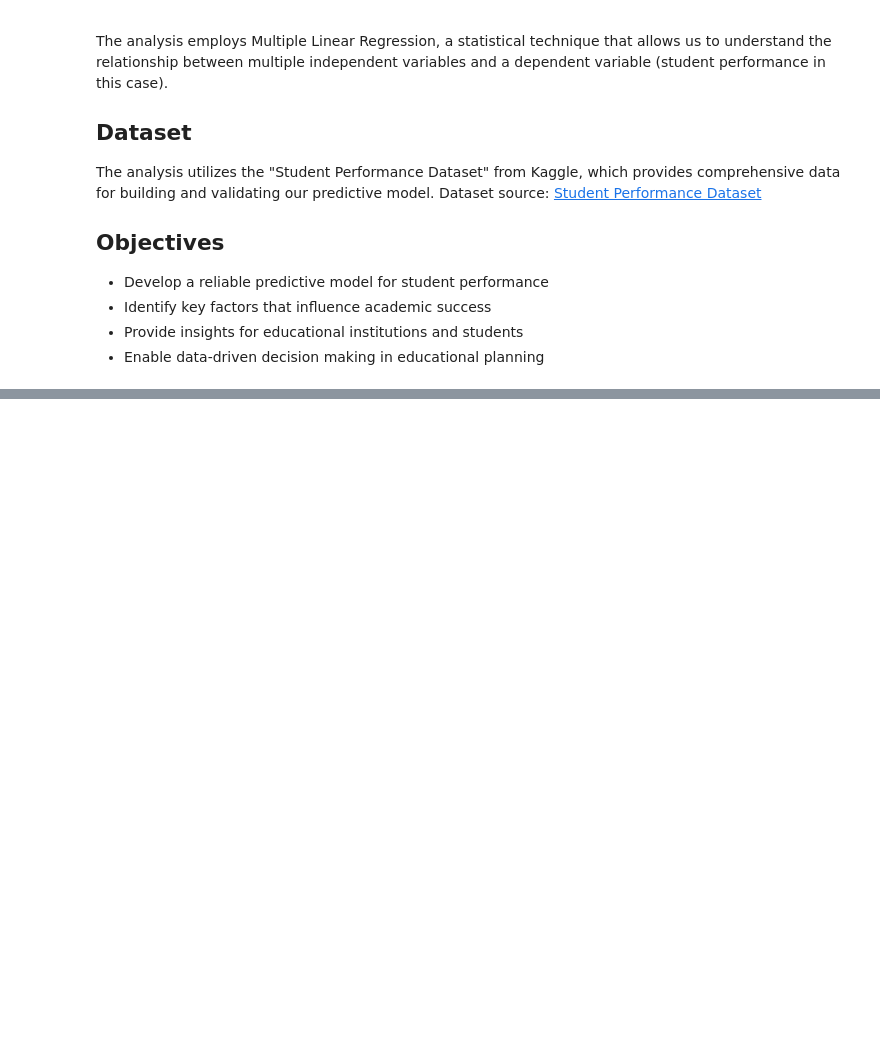
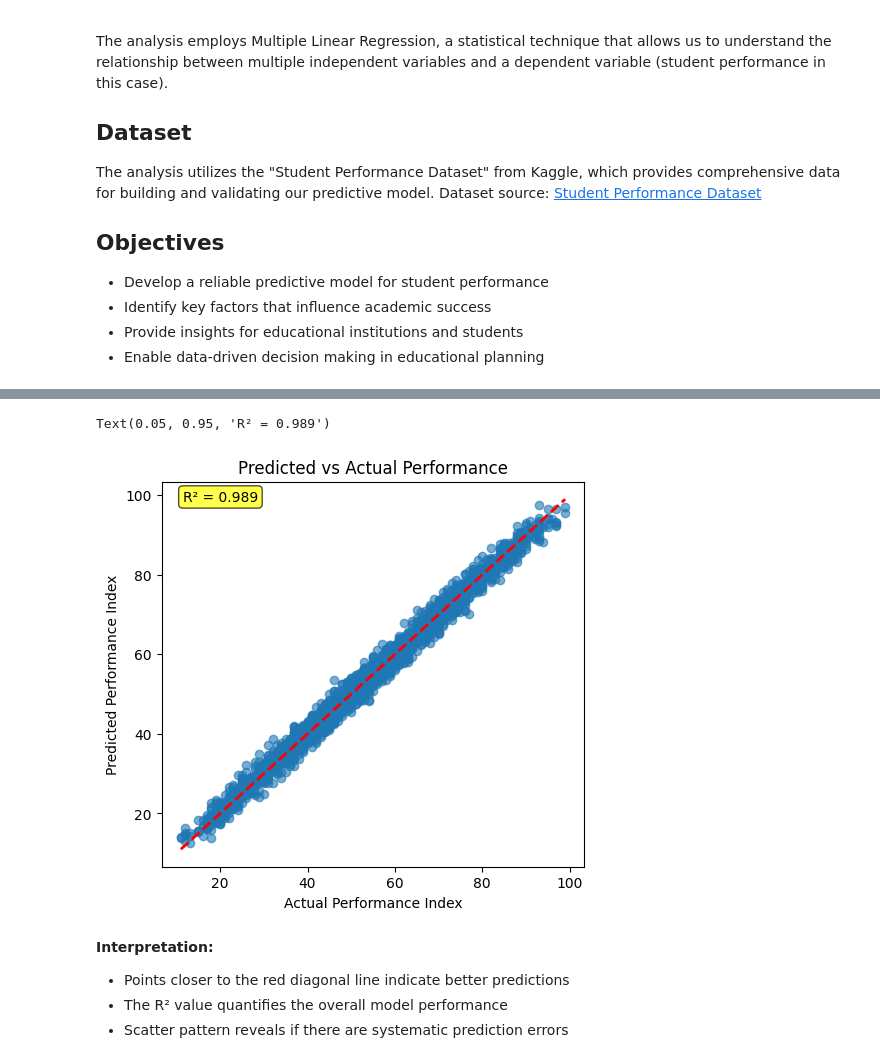
Before and after one commit to Syed-Ahmed02/student-performance-predictor, a Jupyter notebook: analysis.ipynb, the cells around one changed output, grey strips where cells are left out. Drawn from its saved outputs; the diff is of its cells as text; code cells hidden in the pictures; blank space fills up the shorter version.

```diff
--- a/analysis.ipynb
+++ b/analysis.ipynb
@@ -100,0 +179,5 @@ Text(0.5, 1.0, 'Practice Questions vs Performance')
+# %%
+scaler = StandardScaler()
+X_scaled = scaler.fit_transform(X)
+print(f"Peak to Peak range by column in Raw        X:{np.ptp(X,axis=0)}")
+print(f"Peak to Peak range by column in Normalized X:{np.ptp(X_scaled,axis=0)}")
@@ -100,0 +205,11 @@ Text(0.5, 1.0, 'Practice Questions vs Performance')
+# %%
+X_train, X_test, y_train, y_test = train_test_split(X_scaled, y, test_size=0.2, random_state=42)
+print(f"\nTraining set size: {X_train.shape[0]}")
+print(f"Testing set size: {X_test.shape[0]}")
+
+model = LinearRegression()
+model.fit(X_train, y_train)
+
+print(f"\nModel Parameters:")
+print(f"Intercept: {model.intercept_:.4f}")
+print(f"Coefficients: {model.coef_}")
@@ -100,0 +263,19 @@ Text(0.5, 1.0, 'Practice Questions vs Performance')
+# %%
+plt.figure(figsize=(12, 5))
+
+plt.subplot(1, 2, 1)
+plt.scatter(y_test, y_pred, alpha=0.6)
+plt.plot([y_test.min(), y_test.max()], [y_test.min(), y_test.max()], 'r--', lw=2)
+plt.xlabel('Actual Performance Index')
+plt.ylabel('Predicted Performance Index')
+plt.title('Predicted vs Actual Performance')
+plt.text(0.05, 0.95, f'R² = {r2:.3f}', transform=plt.gca().transAxes,
+         bbox=dict(boxstyle="round,pad=0.3", facecolor="yellow", alpha=0.7))
+# %% [output]
+Text(0.05, 0.95, 'R² = 0.989')
+[figure, added]
+# %% [markdown]
+**Interpretation:**
+- Points closer to the red diagonal line indicate better predictions
+- The R² value quantifies the overall model performance
+- Scatter pattern reveals if there are systematic prediction errors
```
Also changed, not shown: parts of 39 cells of this notebook.
